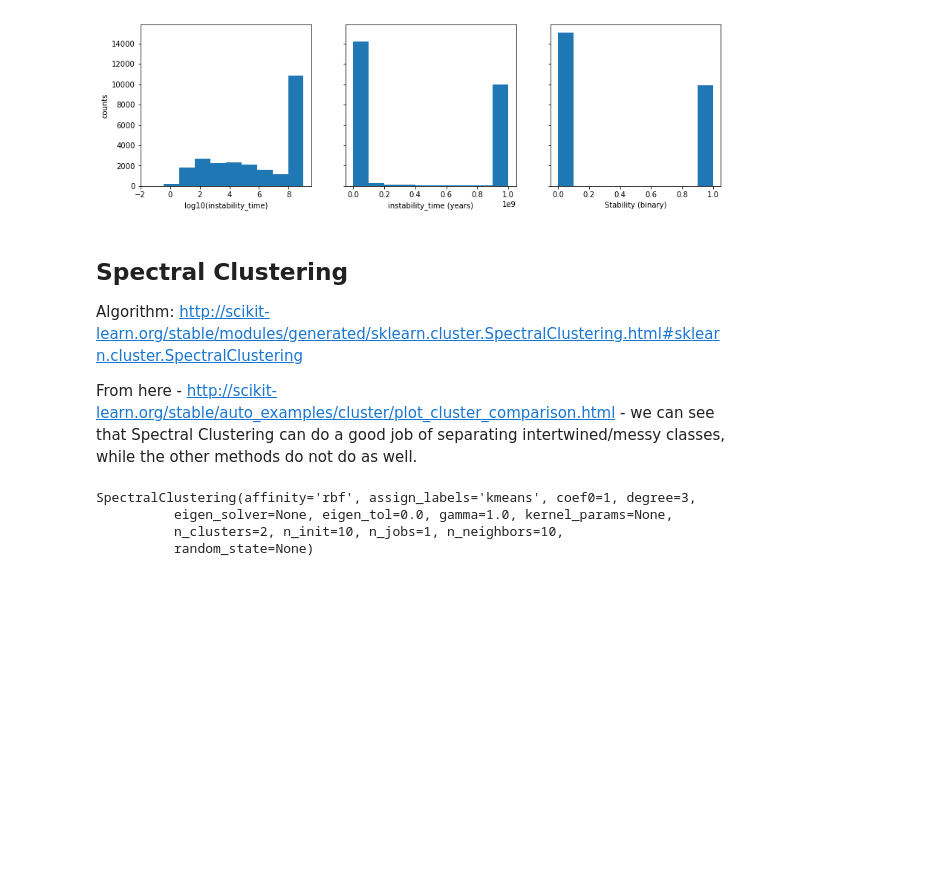
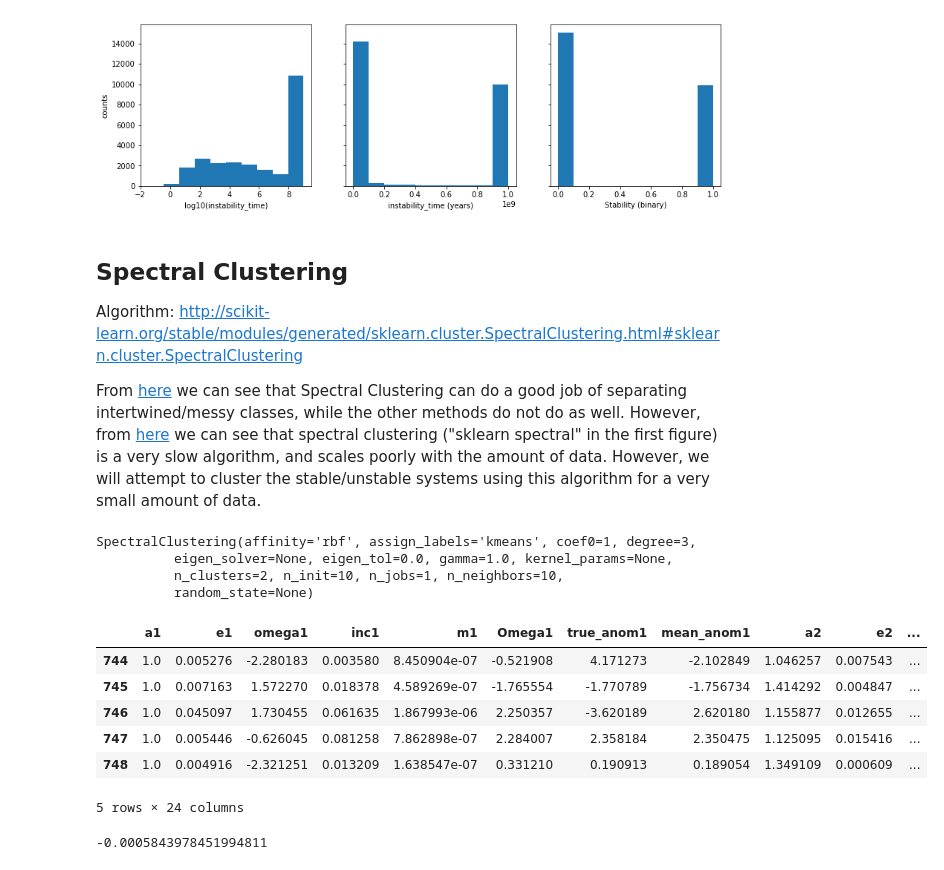
Before and after one commit to silburt/astrostats_workshop, a Jupyter notebook: Stability_Workbook.ipynb, the cells around one changed output. Drawn from its saved outputs; the diff is of its cells as text; code cells hidden in the pictures; blank space fills up the shorter version.

Commit message:
added clustering

```diff
--- a/Stability_Workbook.ipynb
+++ b/Stability_Workbook.ipynb
@@ -294,7 +294,7 @@ ax[2].set_xlabel('Stability (binary)')
 ## Spectral Clustering
 Algorithm: http://scikit-learn.org/stable/modules/generated/sklearn.cluster.SpectralClustering.html#sklearn.cluster.SpectralClustering
 
-From here - http://scikit-learn.org/stable/auto_examples/cluster/plot_cluster_comparison.html - we can see that Spectral Clustering can do a good job of separating intertwined/messy classes, while the other methods do not do as well.
+From [here](http://scikit-learn.org/stable/auto_examples/cluster/plot_cluster_comparison.html) we can see that Spectral Clustering can do a good job of separating intertwined/messy classes, while the other methods do not do as well. However, from [here](http://hdbscan.readthedocs.io/en/latest/performance_and_scalability.html) we can see that spectral clustering ("sklearn spectral" in the first figure) is a very slow algorithm, and scales poorly with the amount of data. However, we will attempt to cluster the stable/unstable systems using this algorithm for a very small amount of data.
 # %%
 from sklearn.cluster import SpectralClustering
 clf = SpectralClustering(n_clusters=2, affinity='rbf', gamma=1.0, n_init=10)
@@ -304,5 +304,19 @@ SpectralClustering(affinity='rbf', assign_labels='kmeans', coef0=1, degree=3,
           eigen_solver=None, eigen_tol=0.0, gamma=1.0, kernel_params=None,
           n_clusters=2, n_init=10, n_jobs=1, n_neighbors=10,
           random_state=None)
-# %%
-clf.fit(X, y)
+# %%
+frac_data = 0.03
+
+N = len(X)
+X_clf = X[0:int(frac_data*N)]
+y_clf = y[0:int(frac_data*N)]
+
+X_clf.tail()
+# %% [output]
+|  | a1 | e1 | omega1 | inc1 | m1 | Omega1 | true_anom1 | mean_anom1 | a2 | e2 | ... |
+| 744 | 1.0 | 0.005276 | -2.280183 | 0.003580 | 8.450904e-07 | -0.521908 | 4.171273 | -2.102849 | 1.046257 | 0.007543 | ... |
+| 745 | 1.0 | 0.007163 | 1.572270 | 0.018378 | 4.589269e-07 | -1.765554 | -1.770789 | -1.756734 | 1.414292 | 0.004847 | ... |
+| 746 | 1.0 | 0.045097 | 1.730455 | 0.061635 | 1.867993e-06 | 2.250357 | -3.620189 | 2.620180 | 1.155877 | 0.012655 | ... |
+| 747 | 1.0 | 0.005446 | -0.626045 | 0.081258 | 7.862898e-07 | 2.284007 | 2.358184 | 2.350475 | 1.125095 | 0.015416 | ... |
+| 748 | 1.0 | 0.004916 | -2.321251 | 0.013209 | 1.638547e-07 | 0.331210 | 0.190913 | 0.189054 | 1.349109 | 0.000609 | ... |
+5 rows × 24 columns
@@ -308,0 +326,4 @@ clf.fit(X, y)
+# %%
+metrics.adjusted_rand_score(y_clf, y_clf_pred)
+# %% [output]
+-0.0005843978451994811
```
Also changed, not shown: parts of 3 cells of this notebook.
